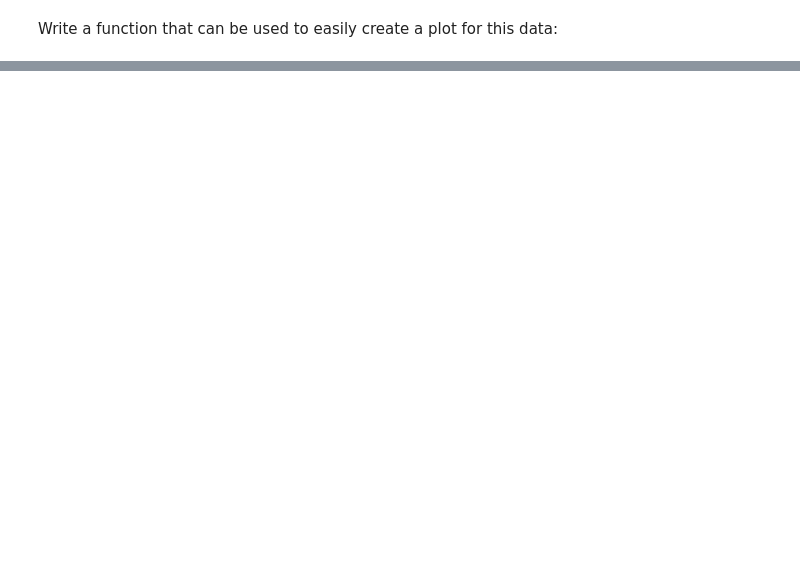
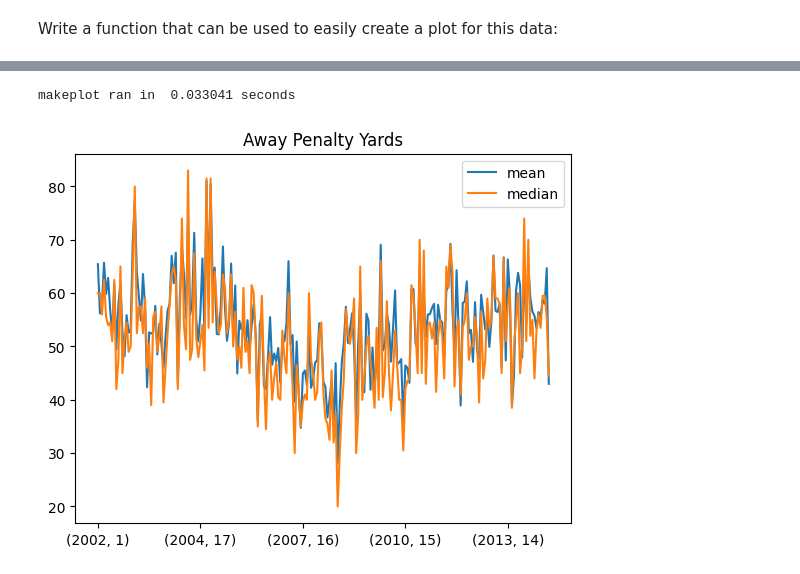
Before and after one commit to ewarren38/HW4_WarrenE, a Jupyter notebook: HW4_WarrenE.ipynb, the cells around one changed output, grey strips where cells are left out. Cells and saved outputs as stored; diff of their text form; code cells hidden in the pictures; blank space fills up the shorter version.

```diff
--- a/HW4_WarrenE.ipynb
+++ b/HW4_WarrenE.ipynb
@@ -530,0 +580,5 @@ Write a function that can be used to easily create a plot for this data:
+# %%
+makeplot(y = "awayPenYds", time = ["season", "week"], aggs = ["mean", "median"], title = "Away Penalty Yards")
+# %% [output]
+makeplot ran in  0.033041 seconds
+[figure, added]
```
Also changed, not shown: parts of 9 cells of this notebook.
